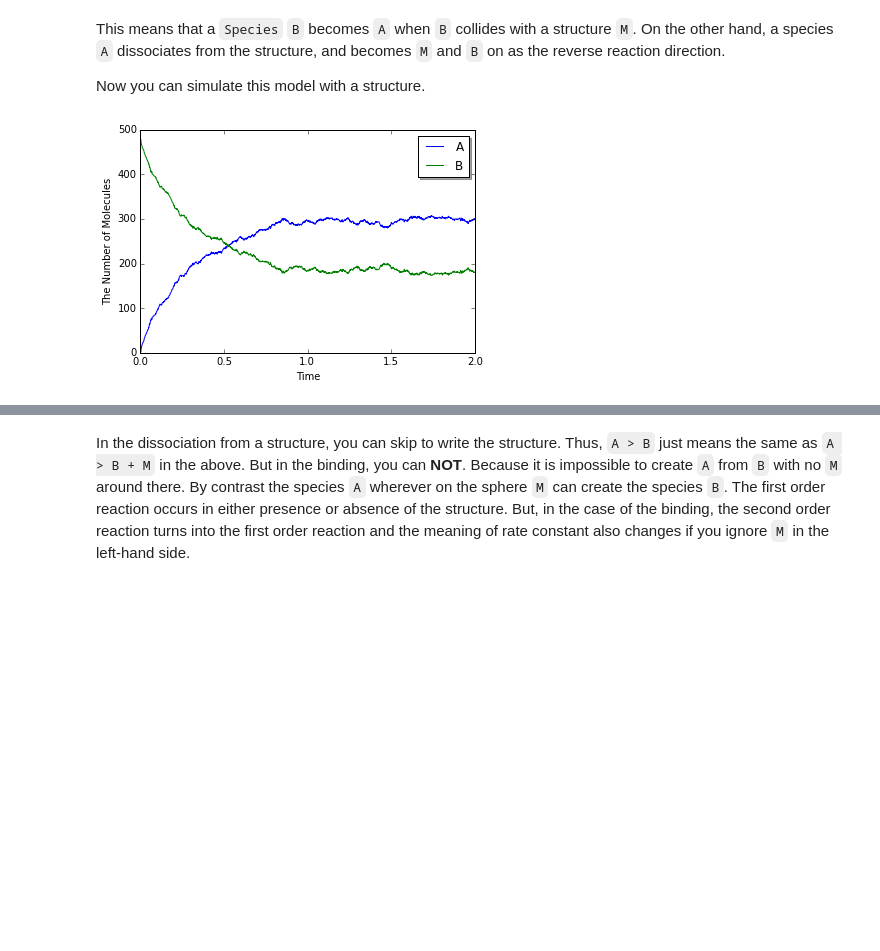
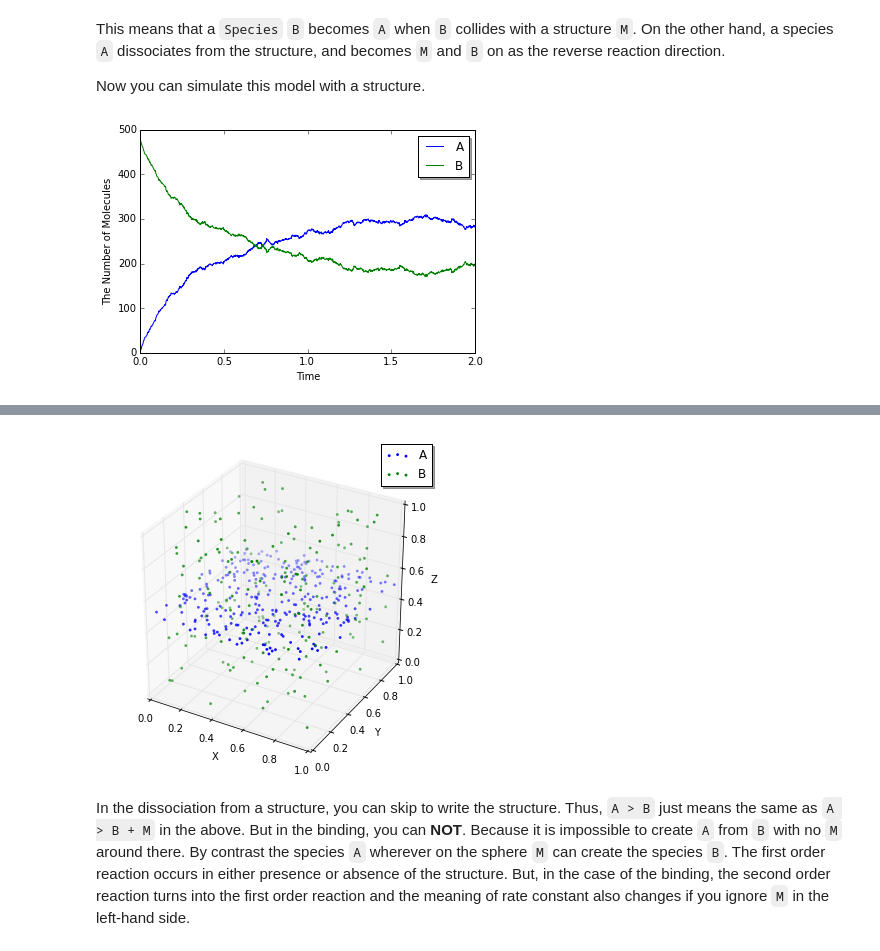
Before and after one commit to ecell/ecell4_base, a Jupyter notebook: ipynb/Tutorials/10. Spatiocyte Method.ipynb, the cells around one changed output, grey strips where cells are left out. Cells and saved outputs as stored; diff of their text form; code cells hidden in the pictures; blank space fills up the shorter version.

Commit message:
#75 Integrate plot functions in the viz module

```diff
--- a/ipynb/Tutorials/10. Spatiocyte Method.ipynb
+++ b/ipynb/Tutorials/10. Spatiocyte Method.ipynb
@@ -314,6 +320,7 @@ obs = NumberObserver(('A', 'B'))
 sim.run(2, obs)
 # %%
 viz.plot_number_observer(obs)
-viz.plot_world(w, species_list=('A', 'B'))
+viz.plot_world(w, species_list=('A', 'B'), interactive=False)
+# viz.plot_world(w, species_list=('A', 'B'))
 # %% [output]
-[figure, old version]
+[figure, new version]
@@ -321,3 +327,4 @@ viz.plot_world(w, species_list=('A', 'B'))
+[figure, added]
 # %% [markdown]
 In the dissociation from a structure, you can skip to write the structure. Thus, `A > B` just means the same as `A > B + M` in the above.
 But in the binding, you can **NOT**.
```
Also changed, not shown: parts of 10 cells of this notebook, 6 other files.
